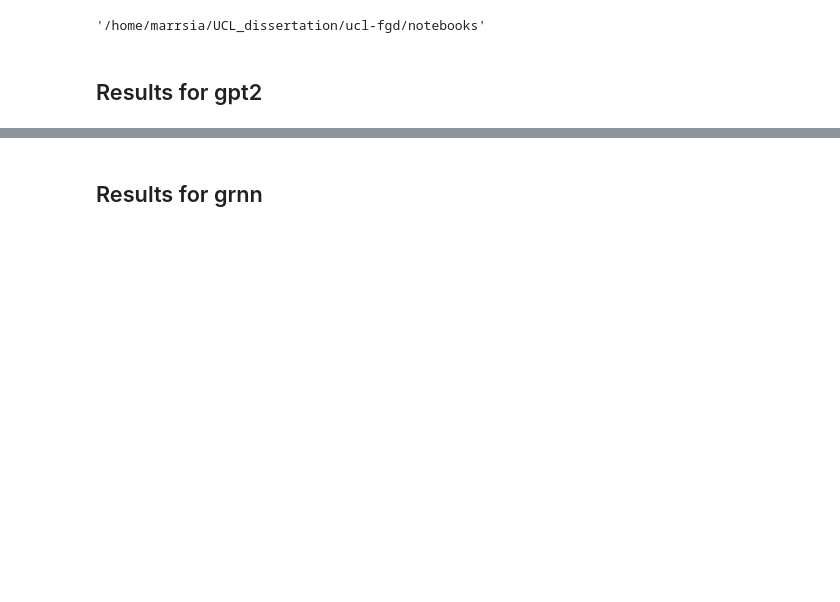
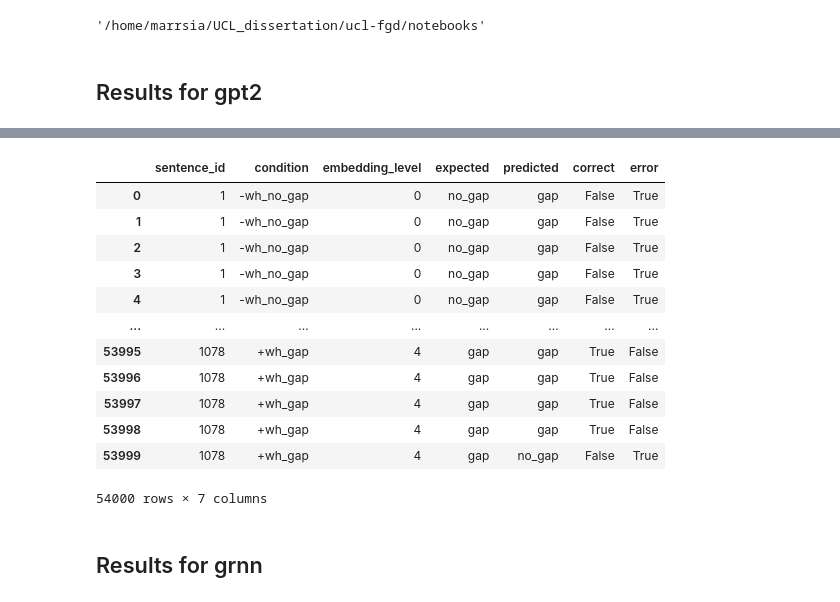
Before and after one commit to marrsia/ucl-fgd, a Jupyter notebook: notebooks/object_gap_next_token_sampling_analysis.ipynb, the cells around one changed output, grey strips where cells are left out. Drawn from its saved outputs; the diff is of its cells as text; code cells hidden in the pictures; blank space fills up the shorter version.

```diff
--- a/notebooks/object_gap_next_token_sampling_analysis.ipynb
+++ b/notebooks/object_gap_next_token_sampling_analysis.ipynb
@@ -170,3 +170,23 @@ NameError: name 'pickle' is not defined
+# %%
+with open("../data/model_outputs/distributions/ngram_wilcox2022_embed4_object_gap_continuation_results", 'rb') as pickle_file:
+    results = pickle.load(pickle_file)
+    results.to_csv("../data/model_outputs/distributions/ngram_wilcox2022_embed4_object_gap_continuation_results.csv")
+
+results
+# %% [output]
+|  | sentence_id | condition | embedding_level | expected | predicted | correct | error |
+| 0 | 1 | -wh_no_gap | 0 | no_gap | gap | False | True |
+| 1 | 1 | -wh_no_gap | 0 | no_gap | gap | False | True |
+| 2 | 1 | -wh_no_gap | 0 | no_gap | gap | False | True |
+| 3 | 1 | -wh_no_gap | 0 | no_gap | gap | False | True |
+| 4 | 1 | -wh_no_gap | 0 | no_gap | gap | False | True |
+| ... | ... | ... | ... | ... | ... | ... | ... |
+| 53995 | 1078 | +wh_gap | 4 | gap | gap | True | False |
+| 53996 | 1078 | +wh_gap | 4 | gap | gap | True | False |
+| 53997 | 1078 | +wh_gap | 4 | gap | gap | True | False |
+| 53998 | 1078 | +wh_gap | 4 | gap | gap | True | False |
+| 53999 | 1078 | +wh_gap | 4 | gap | no_gap | False | True |
+54000 rows × 7 columns
 # %% [markdown]
 ## Results for grnn
 # %%
```
Also changed, not shown: parts of 8 cells of this notebook, 24 other files.
